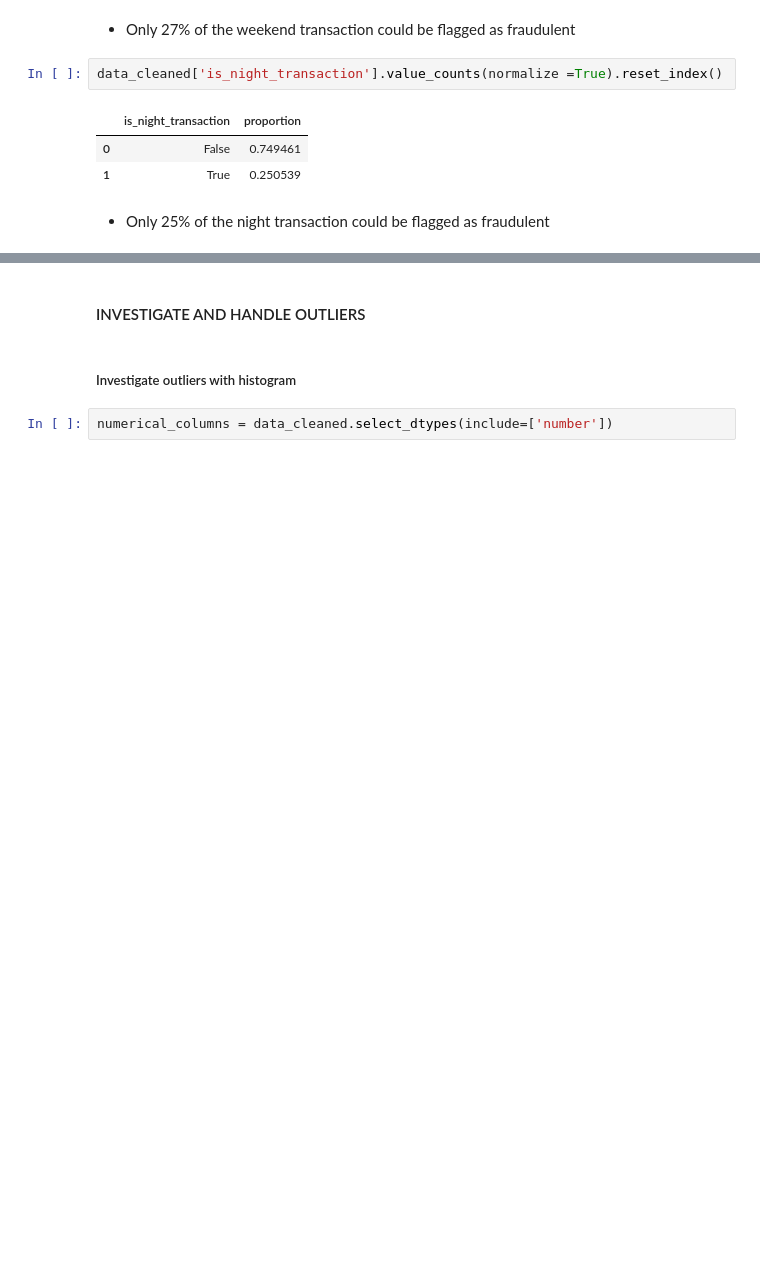
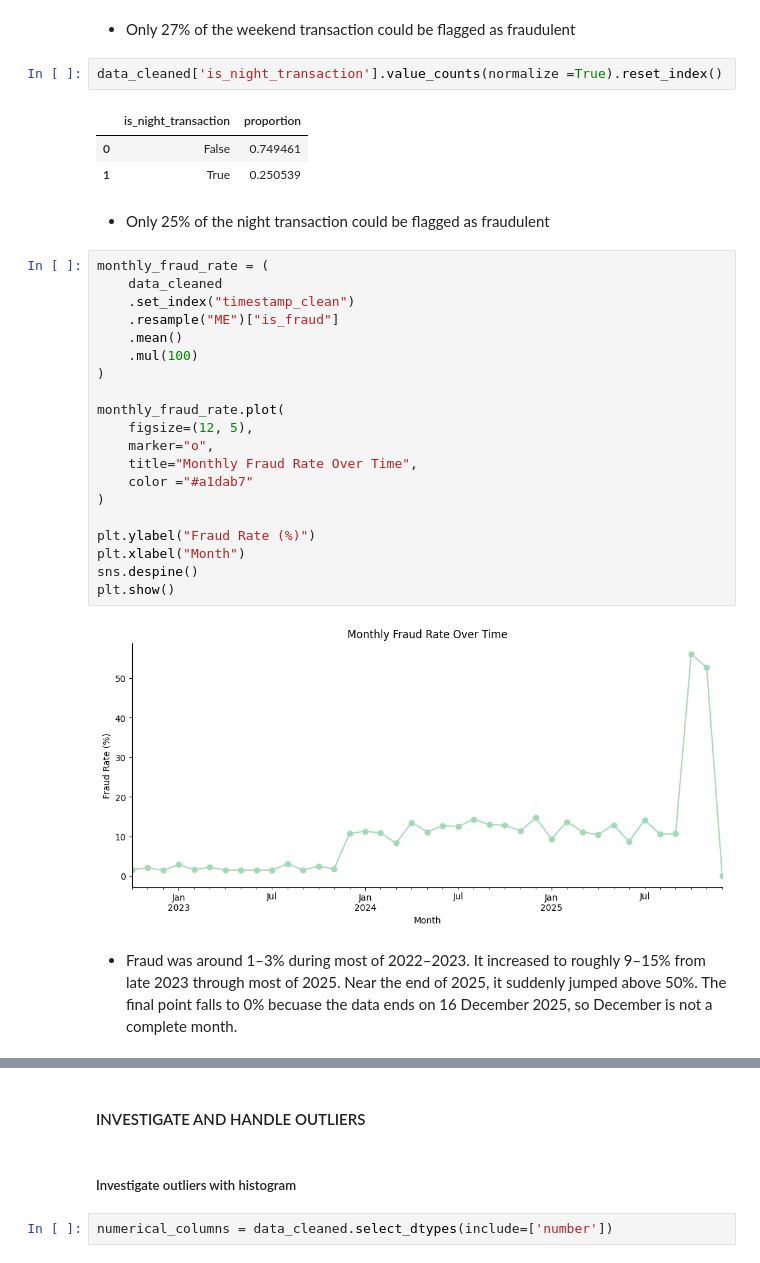
Before and after one commit to uchechukwueze/Anomaly-Detection-for-fraud-unusual-activity, a Jupyter notebook: notebook/notebook.ipynb, the cells around one changed output, grey strips where cells are left out. Drawn from its saved outputs; the diff is of its cells as text; blank space fills up the shorter version.

```diff
--- a/notebook/notebook.ipynb
+++ b/notebook/notebook.ipynb
@@ -2767,3 +2767,28 @@ data_cleaned['is_night_transaction'].value_counts(normalize =True).reset_index()
 | 1 | True | 0.250539 |
 # %% [markdown]
 - Only 25% of the night transaction could be flagged as fraudulent
+# %%
+monthly_fraud_rate = (
+    data_cleaned
+    .set_index("timestamp_clean")
+    .resample("ME")["is_fraud"]
+    .mean()
+    .mul(100)
+)
+
+monthly_fraud_rate.plot(
+    figsize=(12, 5),
+    marker="o",
+    title="Monthly Fraud Rate Over Time",
+    color ="#a1dab7"
+)
+
+plt.ylabel("Fraud Rate (%)")
+plt.xlabel("Month")
+sns.despine()
+plt.show()
+# %% [output]
+[figure, added]
+# %% [markdown]
+- Fraud was around 1–3% during most of 2022–2023. It increased to roughly 9–15% from late 2023 through most of 2025. Near the end of 2025, it suddenly jumped above 50%.
+The final point falls to 0% becuase the data ends on 16 December 2025, so December is not a complete month.
```
Also changed, not shown: parts of 99 cells of this notebook, 4 other files.
